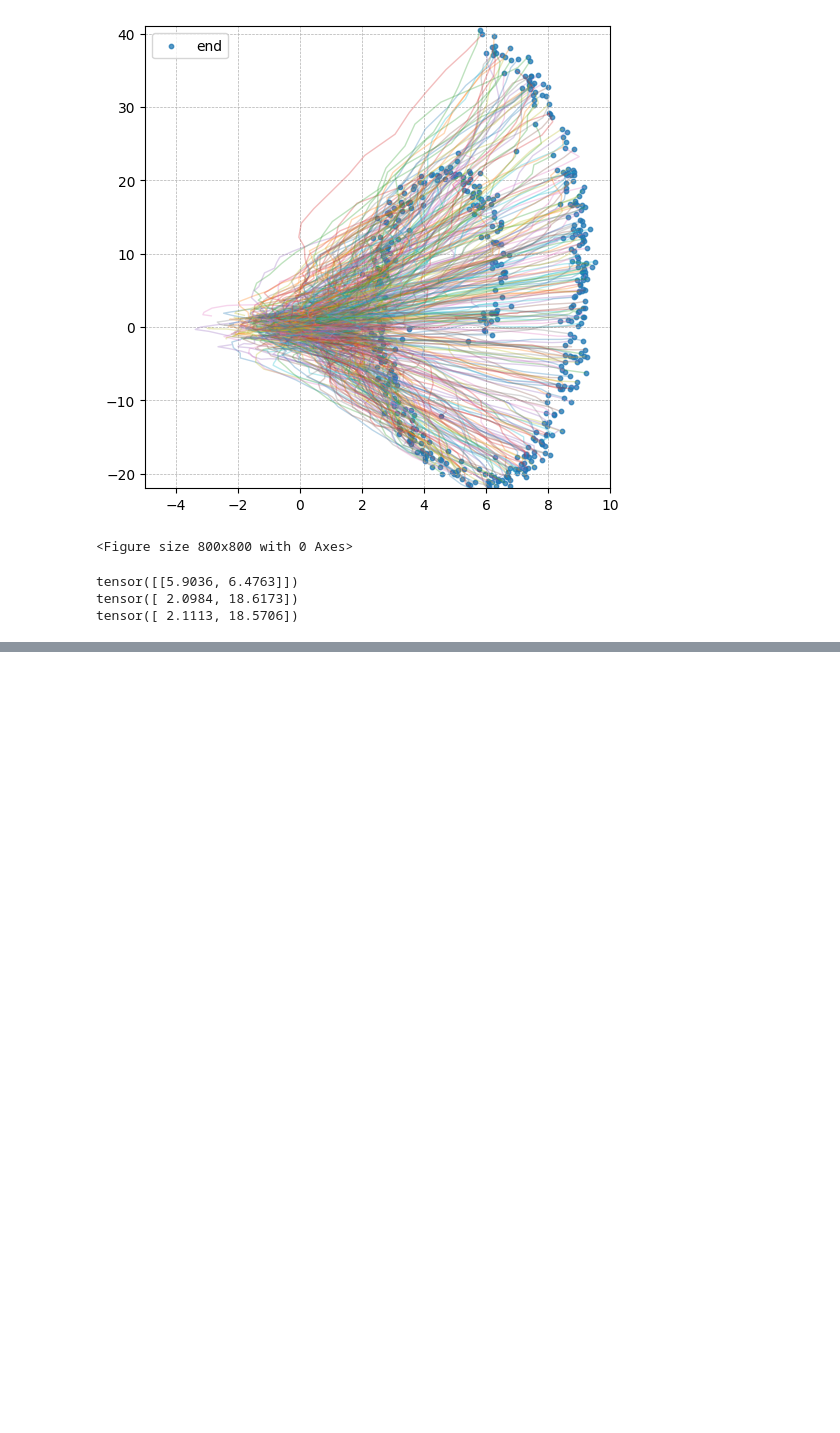
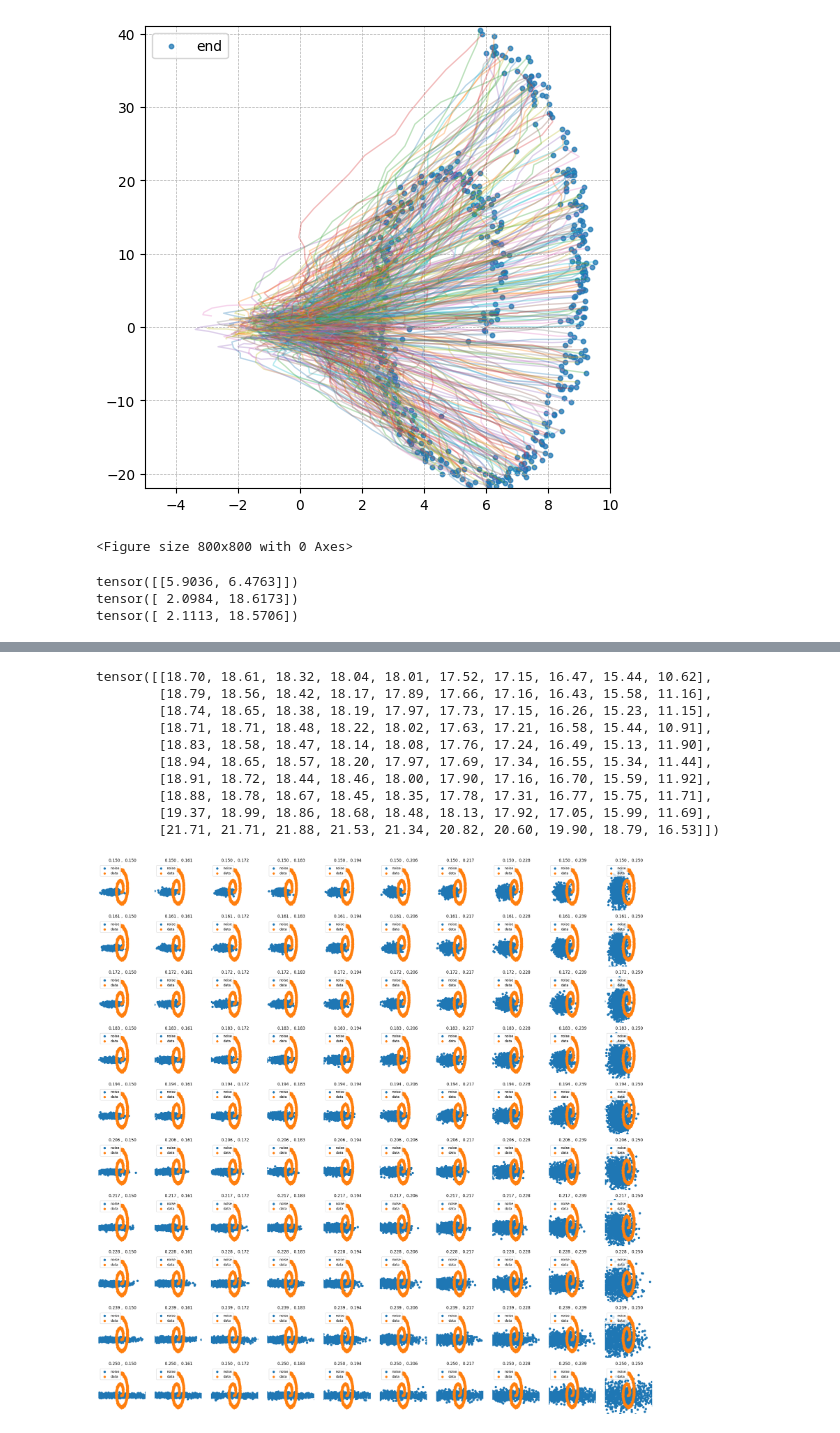
Before and after one commit to KevinRojas1499/variational-sb, a Jupyter notebook: experiment.ipynb, the cells around one changed output, grey strips where cells are left out. Cells and saved outputs as stored; diff of their text form; code cells hidden in the pictures; blank space fills up the shorter version.

```diff
--- a/experiment.ipynb
+++ b/experiment.ipynb
@@ -323,0 +341,62 @@ _LinAlgError: linalg.cholesky: (Batch element 0): The factorization could not be
+# %%
+from utils.models import MLP,MatrixTimeEmbedding
+from utils.model_utils import get_preconditioned_model
+from utils.sde_lib import LinearMomentumSchrodingerBridge
+import torch
+import matplotlib.pyplot as plt
+import torch.nn as nn
+import datasets.toy_datasets as datasets
+
+torch.set_printoptions(sci_mode=False, precision=2)
+
+device = torch.device('cuda:0' if torch.cuda.is_available() else 'cpu')
+dataset = datasets.Spiral(x_scalar=.4, y_scalar=3.2,batch_size=1000)
+data = next(iter(dataset)).to(device)
+data = torch.cat((data,torch.randn_like(data)),dim=1)
+min_x_val, max_x_val = data[:,0].min().item(), data[:,0].max().item()
+min_y_val, max_y_val = data[:,1].min().item(), data[:,1].max().item()
+
+sb = LinearMomentumSchrodingerBridge()
+backward_score = MLP(2,True).to(device)
+forward_score = MatrixTimeEmbedding([2],True,sb.gamma).to(device).requires_grad_(False)
+
+pts = 10
+xx_vals = torch.linspace(.15,.25, pts)
+yy_vals = torch.linspace(.15,.25, pts)
+
+A = torch.zeros(pts, pts)
+fig, ax = plt.subplots(pts,pts,figsize=(3*pts, 3*pts))
+for i, xx in enumerate(xx_vals):
+    for j, yy in enumerate(yy_vals):
+        vx = .5 - .5 * (1-4 * xx)**.5
+        vv = .5 - .5 * (1-4 * yy)**.5
+        forward_score._lambda = nn.Parameter(torch.tensor([xx,yy]))
+        forward_score = forward_score.to(device).requires_grad_(False)
+        sb.forward_score = forward_score
+
+        noise_T = sb.prior_sampling((1000,4),device=device)
+
+        A[i,j] = get_w2(data, noise_T)
+        ax[i,j].scatter(noise_T.cpu()[:,0], noise_T.cpu()[:,1], label='noise')
+        ax[i,j].scatter(data.cpu()[:,0], data.cpu()[:,1], label='data')
+        ax[i,j].set_title(f'{xx.item() : .3f} , {yy.item() : .3f}')
+        ax[i,j].set_xlim(min_x_val - 10, max_x_val +10)
+        ax[i,j].set_ylim(min_y_val - 10, max_y_val +10)
+
+        ax[i,j].axis('off')
+        ax[i,j].legend()
+        # print(f'{xx.item() : .3f} , {yy.item() : .3f} , {get_w2(data, noise_T) : .4f}')
+fig.show()
+print(A)
+# %% [output]
+tensor([[18.70, 18.61, 18.32, 18.04, 18.01, 17.52, 17.15, 16.47, 15.44, 10.62],
+        [18.79, 18.56, 18.42, 18.17, 17.89, 17.66, 17.16, 16.43, 15.58, 11.16],
+        [18.74, 18.65, 18.38, 18.19, 17.97, 17.73, 17.15, 16.26, 15.23, 11.15],
+        [18.71, 18.71, 18.48, 18.22, 18.02, 17.63, 17.21, 16.58, 15.44, 10.91],
+        [18.83, 18.58, 18.47, 18.14, 18.08, 17.76, 17.24, 16.49, 15.13, 11.90],
+        [18.94, 18.65, 18.57, 18.20, 17.97, 17.69, 17.34, 16.55, 15.34, 11.44],
+        [18.91, 18.72, 18.44, 18.46, 18.00, 17.90, 17.16, 16.70, 15.59, 11.92],
+        [18.88, 18.78, 18.67, 18.45, 18.35, 17.78, 17.31, 16.77, 15.75, 11.71],
+        [19.37, 18.99, 18.86, 18.68, 18.48, 18.13, 17.92, 17.05, 15.99, 11.69],
+        [21.71, 21.71, 21.88, 21.53, 21.34, 20.82, 20.60, 19.90, 18.79, 16.53]])
+[figure, added]
```
Also changed, not shown: parts of 1 cell of this notebook, 9 other files.
